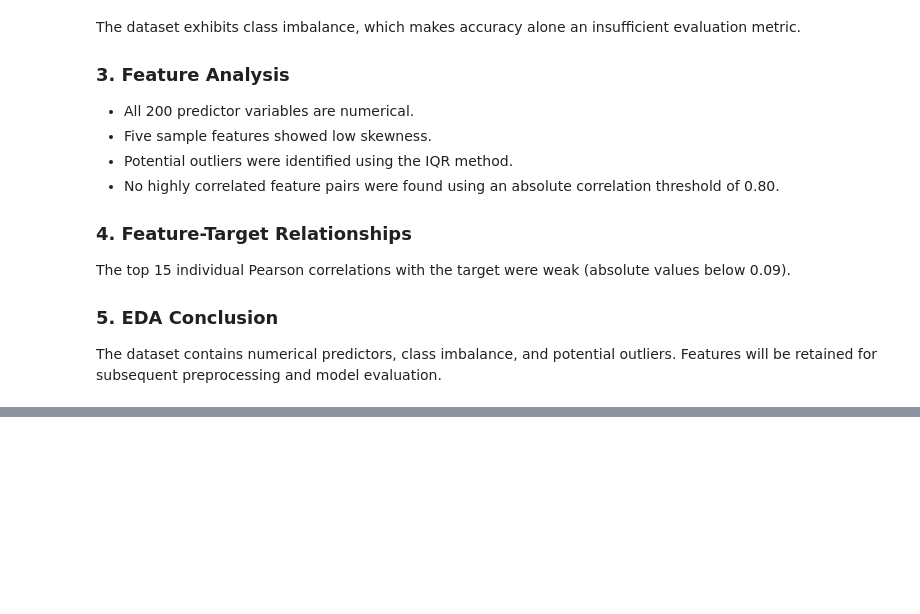
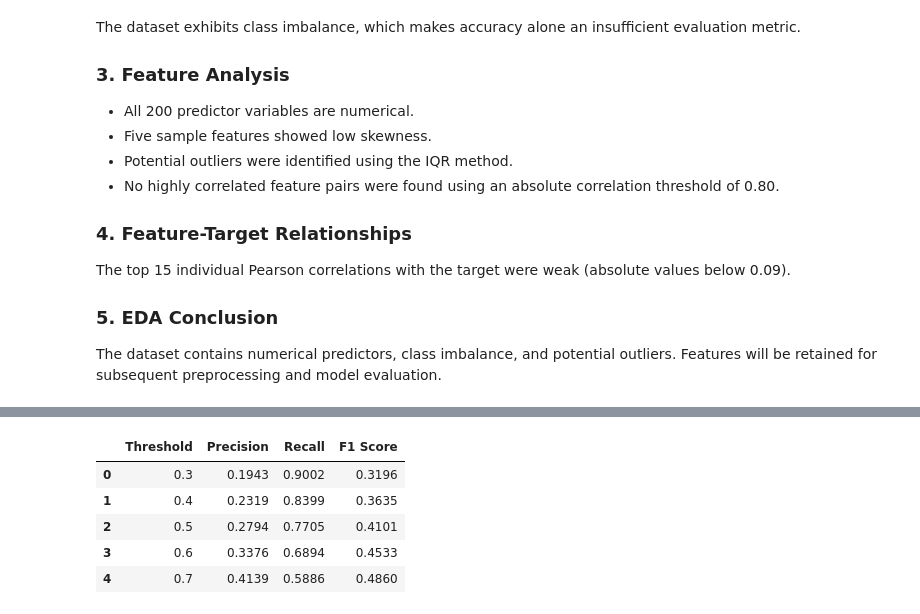
Before and after one commit to chiranjeevi-chapparad/customer-transaction-prediction, a Jupyter notebook: notebooks/customer_transaction_prediction.ipynb, the cells around one changed output, grey strips where cells are left out. Saved outputs shown, nothing was run; the diff lists cells and outputs as text; code cells hidden in the pictures; blank space fills up the shorter version.

```diff
--- a/notebooks/customer_transaction_prediction.ipynb
+++ b/notebooks/customer_transaction_prediction.ipynb
@@ -421,0 +444,21 @@ model evaluation.
+# %%
+from sklearn.model_selection import train_test_split
+
+# Split dataset into training and testing sets
+X_train, X_test, y_train, y_test = train_test_split(
+    X,
+    y,
+    test_size=0.20,
+    random_state=42,
+    stratify=y
+)
+
+# Check dataset dimensions
+print("Training Features:", X_train.shape)
+print("Testing Features:", X_test.shape)
+
+print("\nTraining Target Distribution:")
+print(y_train.value_counts(normalize=True) * 100)
+
+print("\nTesting Target Distribution:")
+print(y_test.value_counts(normalize=True) * 100)
@@ -421,0 +670,27 @@ model evaluation.
+# %%
+from sklearn.metrics import precision_score, recall_score, f1_score
+
+thresholds = [0.30, 0.40, 0.50, 0.60, 0.70]
+
+threshold_results = []
+
+for threshold in thresholds:
+    y_val_pred = (y_val_prob >= threshold).astype(int)
+
+    threshold_results.append({
+        "Threshold": threshold,
+        "Precision": precision_score(y_val, y_val_pred, zero_division=0),
+        "Recall": recall_score(y_val, y_val_pred, zero_division=0),
+        "F1 Score": f1_score(y_val, y_val_pred, zero_division=0)
+    })
+
+threshold_df = pd.DataFrame(threshold_results)
+
+display(threshold_df.round(4))
+# %% [output]
+|  | Threshold | Precision | Recall | F1 Score |
+| 0 | 0.3 | 0.1943 | 0.9002 | 0.3196 |
+| 1 | 0.4 | 0.2319 | 0.8399 | 0.3635 |
+| 2 | 0.5 | 0.2794 | 0.7705 | 0.4101 |
+| 3 | 0.6 | 0.3376 | 0.6894 | 0.4533 |
+| 4 | 0.7 | 0.4139 | 0.5886 | 0.4860 |
```
Also changed, not shown: parts of 31 cells of this notebook.
